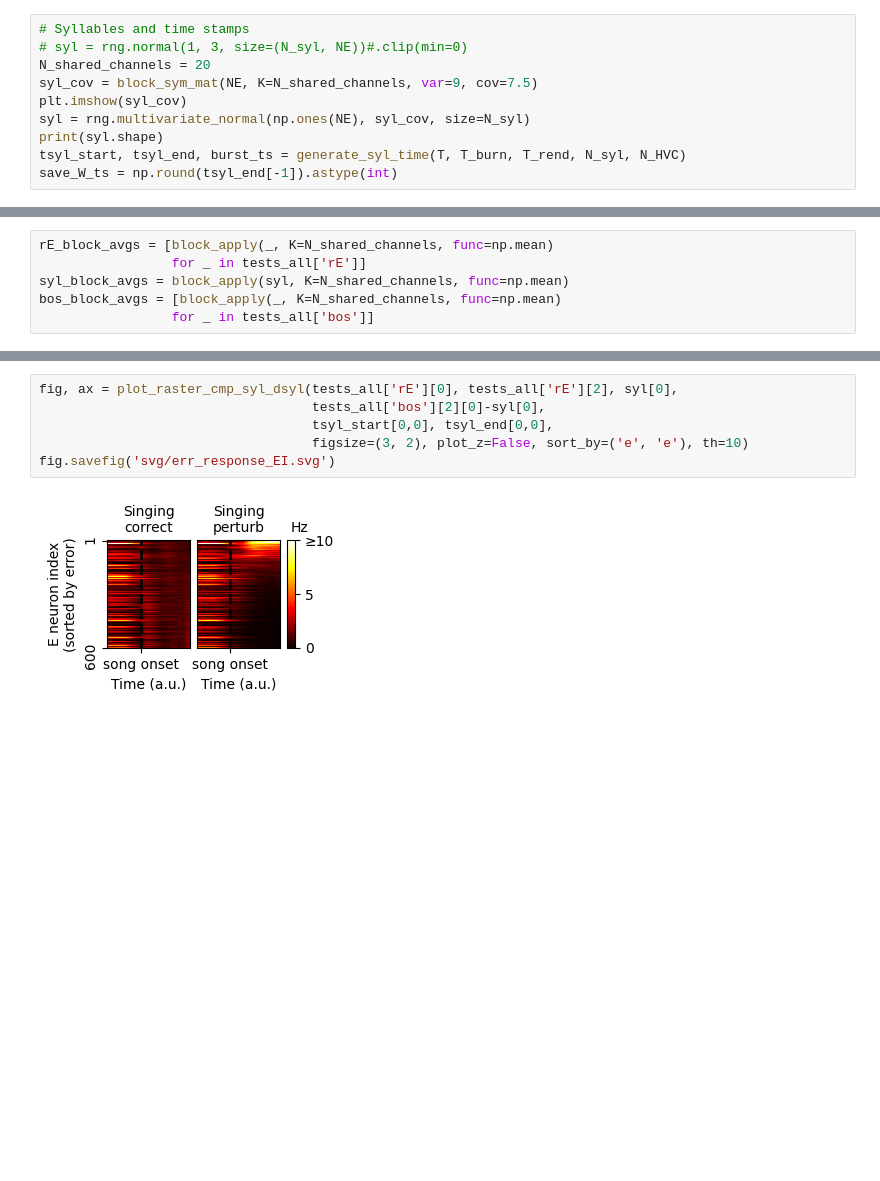
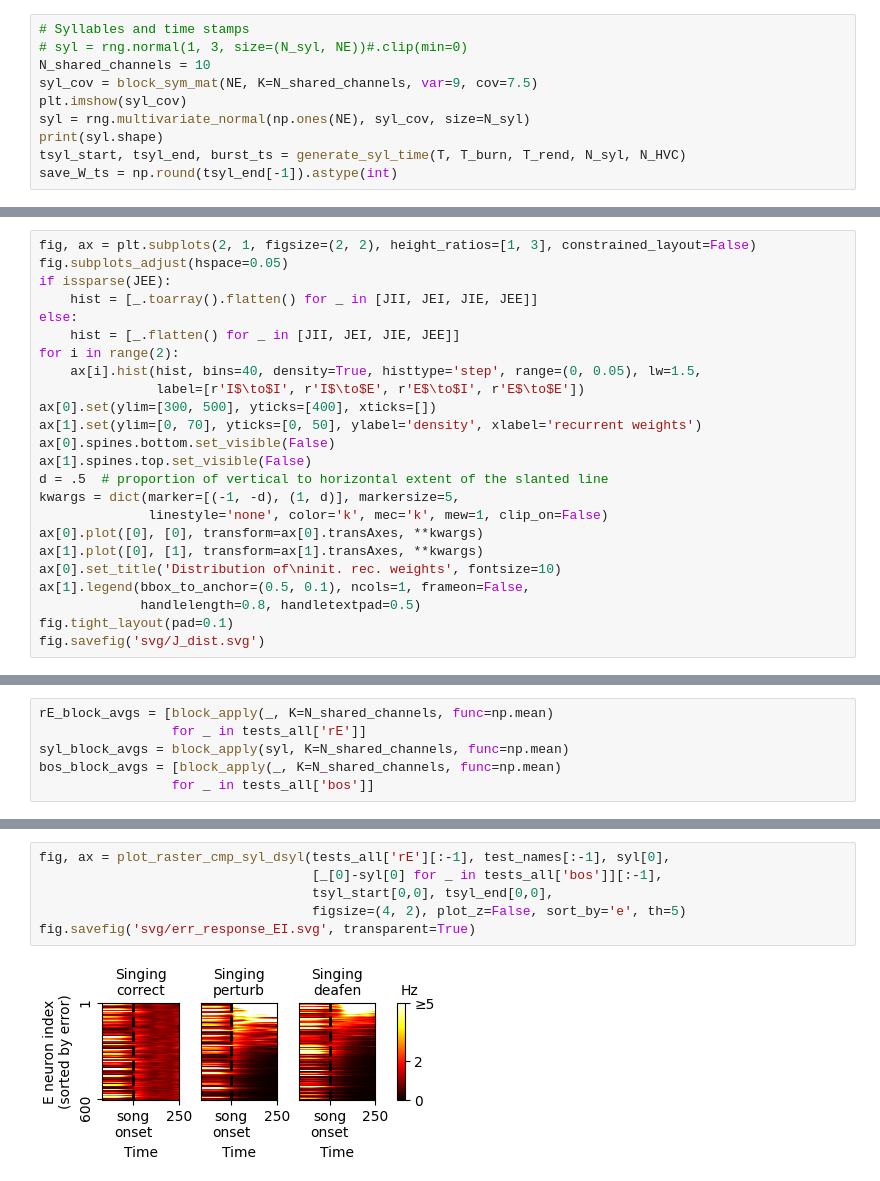
Before and after one commit to gongziyida/vocal-error-network, a Jupyter notebook: EI.ipynb, the cells around one changed output, grey strips where cells are left out. Cells and saved outputs as stored; diff of their text form; blank space fills up the shorter version.

```diff
--- a/EI.ipynb
+++ b/EI.ipynb
@@ -23,7 +25,7 @@ T = T_burn + N_rend * T_rend # Total
 # %%
 # Syllables and time stamps
 # syl = rng.normal(1, 3, size=(N_syl, NE))#.clip(min=0)
-N_shared_channels = 20
+N_shared_channels = 10
 syl_cov = block_sym_mat(NE, K=N_shared_channels, var=9, cov=7.5)
 plt.imshow(syl_cov)
 syl = rng.multivariate_normal(np.ones(NE), syl_cov, size=N_syl)
@@ -61,0 +58,24 @@ else:
+# %%
+fig, ax = plt.subplots(2, 1, figsize=(2, 2), height_ratios=[1, 3], constrained_layout=False)
+fig.subplots_adjust(hspace=0.05)
+if issparse(JEE):
+    hist = [_.toarray().flatten() for _ in [JII, JEI, JIE, JEE]]
+else:
+    hist = [_.flatten() for _ in [JII, JEI, JIE, JEE]]
+for i in range(2):
+    ax[i].hist(hist, bins=40, density=True, histtype='step', range=(0, 0.05), lw=1.5,
+               label=[r'I$\to$I', r'I$\to$E', r'E$\to$I', r'E$\to$E'])
+ax[0].set(ylim=[300, 500], yticks=[400], xticks=[])
+ax[1].set(ylim=[0, 70], yticks=[0, 50], ylabel='density', xlabel='recurrent weights')
+ax[0].spines.bottom.set_visible(False)
+ax[1].spines.top.set_visible(False)
+d = .5  # proportion of vertical to horizontal extent of the slanted line
+kwargs = dict(marker=[(-1, -d), (1, d)], markersize=5,
+              linestyle='none', color='k', mec='k', mew=1, clip_on=False)
+ax[0].plot([0], [0], transform=ax[0].transAxes, **kwargs)
+ax[1].plot([0], [1], transform=ax[1].transAxes, **kwargs)
+ax[0].set_title('Distribution of\ninit. rec. weights', fontsize=10)
+ax[1].legend(bbox_to_anchor=(0.5, 0.1), ncols=1, frameon=False,
+             handlelength=0.8, handletextpad=0.5)
+fig.tight_layout(pad=0.1)
+fig.savefig('svg/J_dist.svg')
@@ -194,11 +234,11 @@ fig, ax = plot_tests_mean(tests_all['rE'], tests_all['rI'], test_names, ti, tj)
 # %%
-fig, ax = plot_raster_cmp_syl_dsyl(tests_all['rE'][0], tests_all['rE'][2], syl[0],
-                                   tests_all['bos'][2][0]-syl[0],
+fig, ax = plot_raster_cmp_syl_dsyl(tests_all['rE'][:-1], test_names[:-1], syl[0],
+                                   [_[0]-syl[0] for _ in tests_all['bos']][:-1],
                                    tsyl_start[0,0], tsyl_end[0,0],
-                                   figsize=(3, 2), plot_z=False, sort_by=('e', 'e'), th=10)
-fig.savefig('svg/err_response_EI.svg')
+                                   figsize=(4, 2), plot_z=False, sort_by='e', th=5)
+fig.savefig('svg/err_response_EI.svg', transparent=True)
 # %% [output]
-[figure, old version]
+[figure, new version]
 # %%
 ti, tj = T_burn//2, T_burn + T_rend
 ts = [(tsyl_start[i,0]-ti, tsyl_end[i,0]-ti) for i in range(N_syl)] # for plotting bars
```
Also changed, not shown: parts of 24 cells of this notebook, 23 other files.
